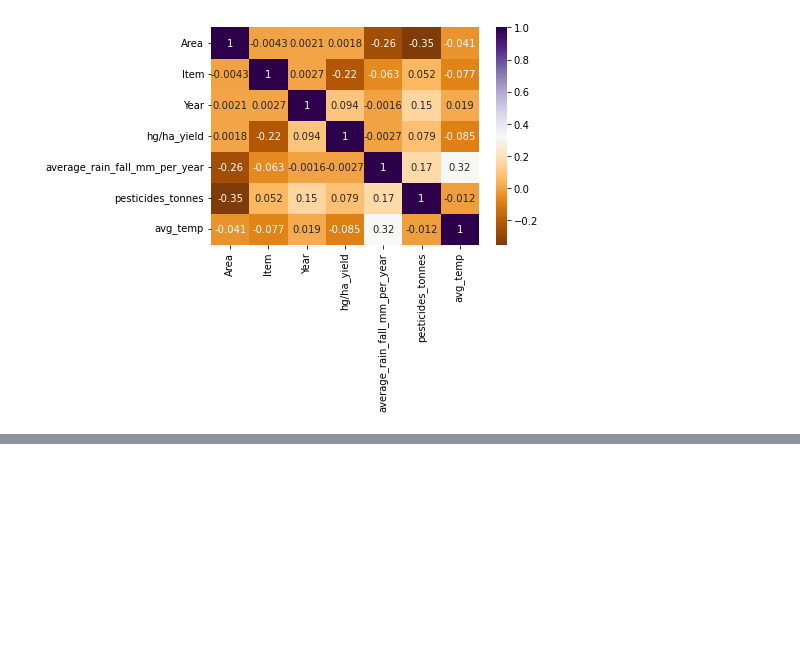
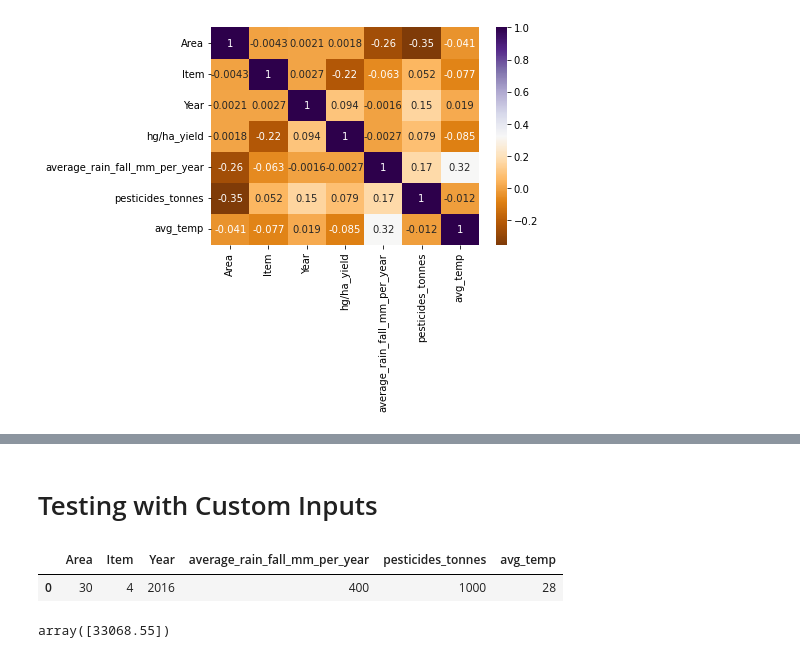
Before and after one commit to Vinayak-C12/Farm-Productivity, a Jupyter notebook: Yield Pediction.ipynb, the cells around one changed output, grey strips where cells are left out. Drawn from its saved outputs; the diff is of its cells as text; code cells hidden in the pictures; blank space fills up the shorter version.

```diff
--- a/Yield Pediction.ipynb
+++ b/Yield Pediction.ipynb
@@ -189,0 +312,10 @@ sns.heatmap(datacorr.corr() , annot= True , cmap='PuOr')
+# %% [markdown]
+# Testing with Custom Inputs
+# %%
+test = []
+test = [[30,4,2016,400,1000,28]]
+df = pd.DataFrame(test, columns=['Area', 'Item', 'Year','average_rain_fall_mm_per_year','pesticides_tonnes','avg_temp'])
+df
+# %% [output]
+|  | Area | Item | Year | average_rain_fall_mm_per_year | pesticides_tonnes | avg_temp |
+| 0 | 30 | 4 | 2016 | 400 | 1000 | 28 |
@@ -189,0 +324,7 @@ sns.heatmap(datacorr.corr() , annot= True , cmap='PuOr')
+# %%
+model_test = RandomForestRegressor(random_state=1812)
+model_test.fit(X_train_sc, y_train)
+y_test = model_test.predict(df_sc)
+y_test
+# %% [output]
+array([33068.55])
```
Also changed, not shown: parts of 14 cells of this notebook.
